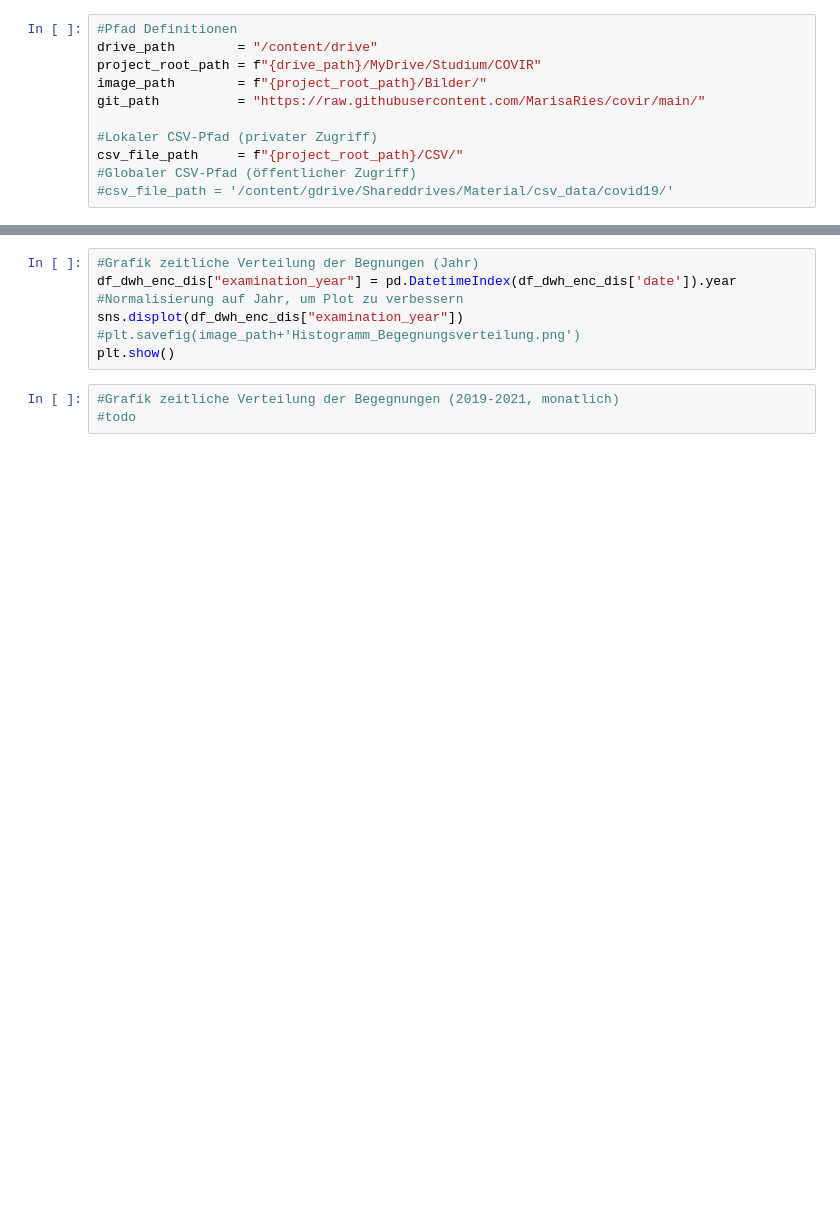
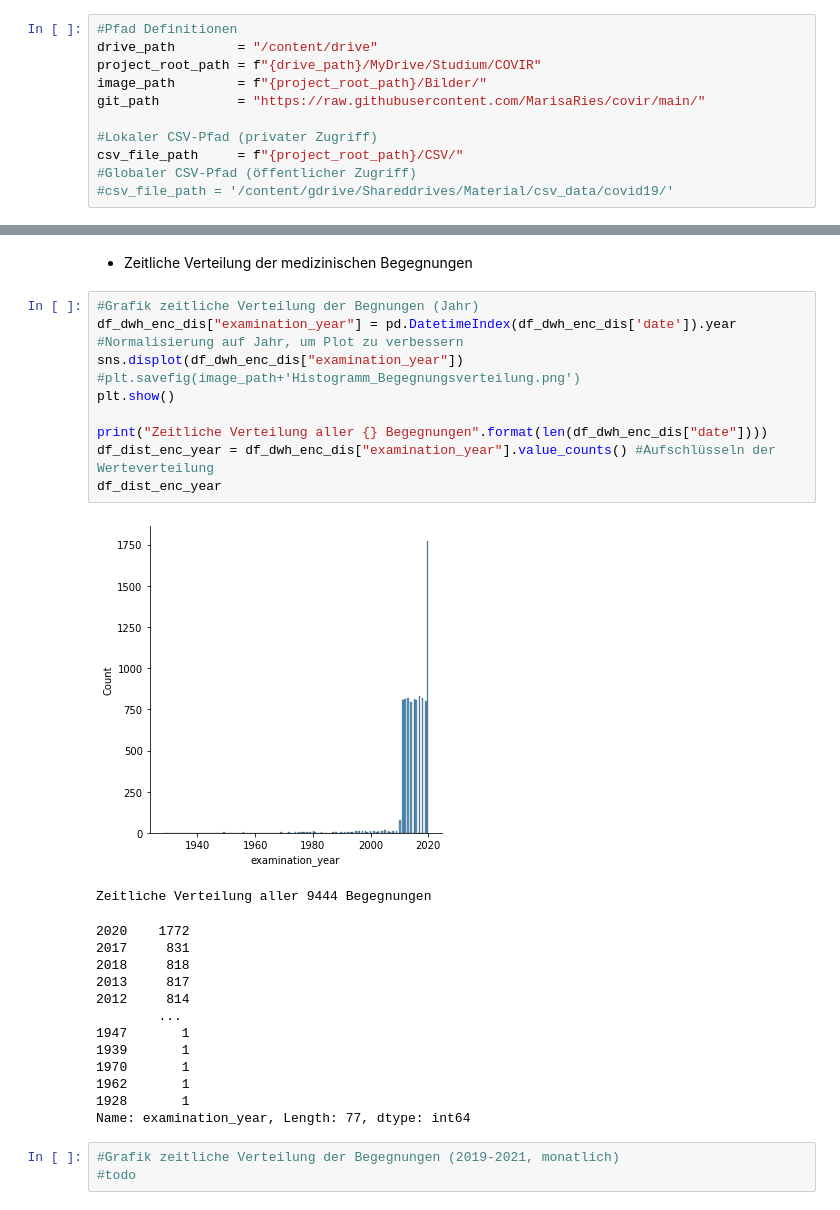
Before and after one commit to MarisaRies/covir, a Jupyter notebook: COVIR.ipynb, the cells around one changed output, grey strips where cells are left out. Saved outputs shown, nothing was run; the diff lists cells and outputs as text; blank space fills up the shorter version.

```diff
--- a/COVIR.ipynb
+++ b/COVIR.ipynb
@@ -270,9 +453,31 @@ plt.show()
+# %% [markdown]
+
+*   Zeitliche Verteilung der medizinischen Begegnungen
 # %%
 #Grafik zeitliche Verteilung der Begnungen (Jahr)
 df_dwh_enc_dis["examination_year"] = pd.DatetimeIndex(df_dwh_enc_dis['date']).year #Normalisierung auf Jahr, um Plot zu verbessern
 sns.displot(df_dwh_enc_dis["examination_year"])
 #plt.savefig(image_path+'Histogramm_Begegnungsverteilung.png')
 plt.show()
+
+print("Zeitliche Verteilung aller {} Begegnungen".format(len(df_dwh_enc_dis["date"])))
+df_dist_enc_year = df_dwh_enc_dis["examination_year"].value_counts() #Aufschlüsseln der Werteverteilung
+df_dist_enc_year
+# %% [output]
+[figure, added]
+Zeitliche Verteilung aller 9444 Begegnungen
+2020    1772
+2017     831
+2018     818
+2013     817
+2012     814
+        ...
+1947       1
+1939       1
+1970       1
+1962       1
+1928       1
+Name: examination_year, Length: 77, dtype: int64
 # %%
 #Grafik zeitliche Verteilung der Begegnungen (2019-2021, monatlich)
 #todo
```
Also changed, not shown: parts of 38 cells of this notebook.
